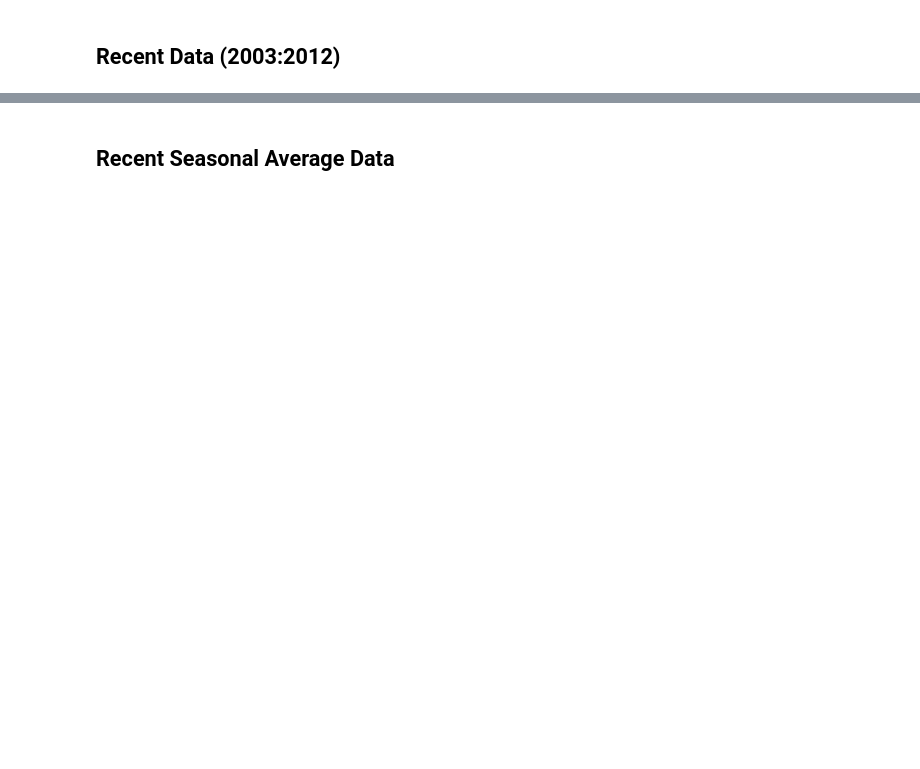
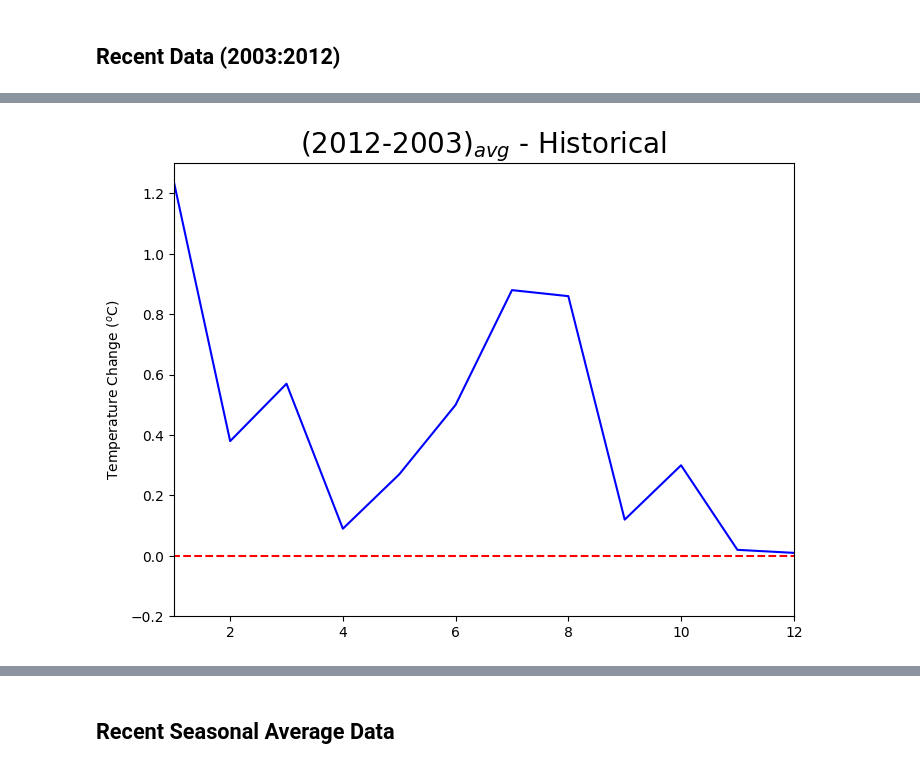
Before and after one commit to mbexhrs3/UCW-Project, a Jupyter notebook: RRU-2021_UCW_project_Sept_2021.ipynb, the cells around one changed output, grey strips where cells are left out. Cells and saved outputs as stored; diff of their text form; code cells hidden in the pictures; blank space fills up the shorter version.

```diff
--- a/RRU-2021_UCW_project_Sept_2021.ipynb
+++ b/RRU-2021_UCW_project_Sept_2021.ipynb
@@ -303,13 +555,15 @@ diff_mean_temp = monthly_mean_recent.Mean_Temp - Monthly_Mean.Mean_Temp
 # %%
 fig = plt.figure(figsize=(8,6),dpi=100)
 ax = fig.add_subplot(111)
-ax.plot(months.values(),diff_mean_temp,'b-')
+ax.plot(monthly_mean_recent.index,diff_mean_temp,'b-')
 ax.set_ylabel('Temperature Change ($^o$C)')
-ax.set_xlim([0,11])
+ax.set_xlim([1,12])
 ax.set_ylim(-0.2,1.3)
-ax.plot([0,11],[0,0],'r--')
+ax.plot([0,12],[0,0],'r--')
 plt.title('(2012-2003)$_{avg}$ - Historical', fontsize=20)
 plt.show()
+# %% [output]
+[figure, added]
 # %%
 diff_Total_Rainfall = monthly_mean_recent.Total_Rain - Monthly_Mean.Total_Rain
 # %%
```
Also changed, not shown: parts of 48 cells of this notebook.
